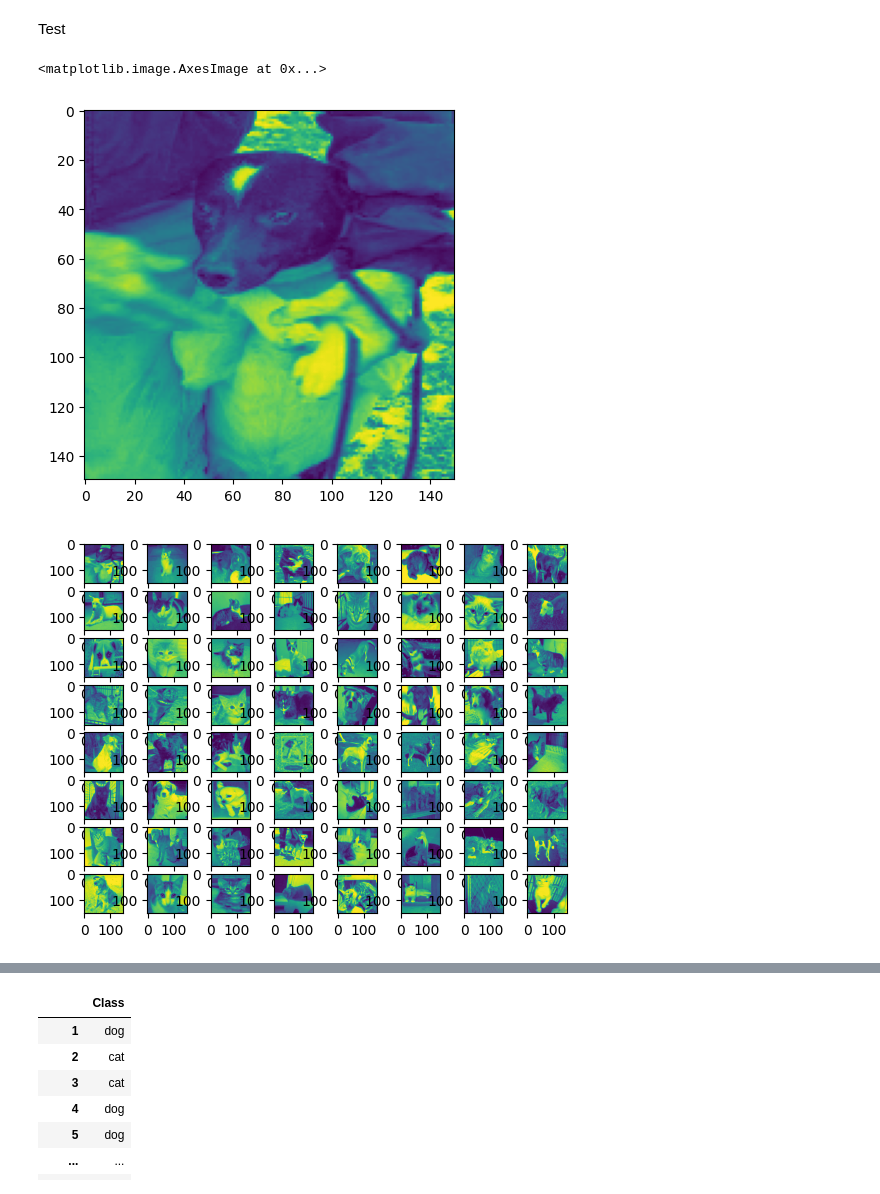
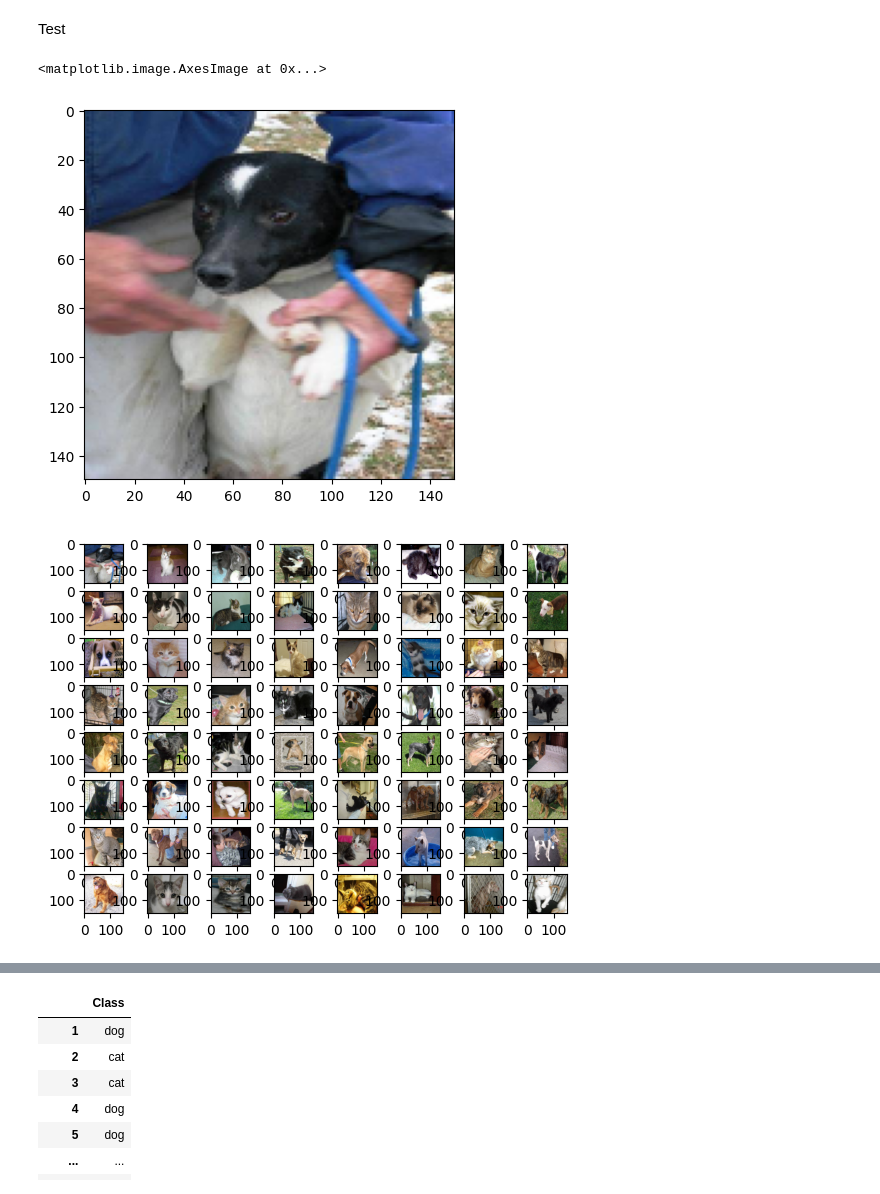
Before and after one commit to AhmedRadwan02/CatsAndDogs, a Jupyter notebook: CatDog.ipynb, the cells around one changed output, grey strips where cells are left out. Cells and saved outputs as stored; diff of their text form; code cells hidden in the pictures.

```diff
--- a/CatDog.ipynb
+++ b/CatDog.ipynb
@@ -177,22 +179,22 @@ class MyDatasetTest(Dataset):
         if self.trans:
             im = self.trans(im)
         #im = np.transpose(im,(1,2,0))
-        return im / 255
+        return im
 # %%
 test = MyDatasetTest("C:\\Users\\Ahmed\\Desktop\\CatDogData\\test1", transforms.Compose([transforms.ToTensor(),transforms.Resize((150,150)) ] ) )
-plt.imshow(test[0][0])
+plt.imshow(np.transpose(test[0],(1,2,0)), vmin=0.0, vmax=255.0)
 # %% [output]
 <matplotlib.image.AxesImage at 0x...>
-[figure, old version]
+[figure, new version]
 # %%
 test_loader = DataLoader(test,batch_size = 64)
 tl = iter(test_loader)
 batch = next (tl)
 for i in range(64):
   plt.subplot(8,8,i+1)
-  plt.imshow(batch[i][0])
+  plt.imshow(batch[i].permute(1, 2, 0), vmin=0.0, vmax=255.0)
 # %% [output]
-[figure, old version]
+[figure, new version]
 # %%
 pred=[]
 for batch in test_loader:
```
Also changed, not shown: parts of 10 cells of this notebook.
